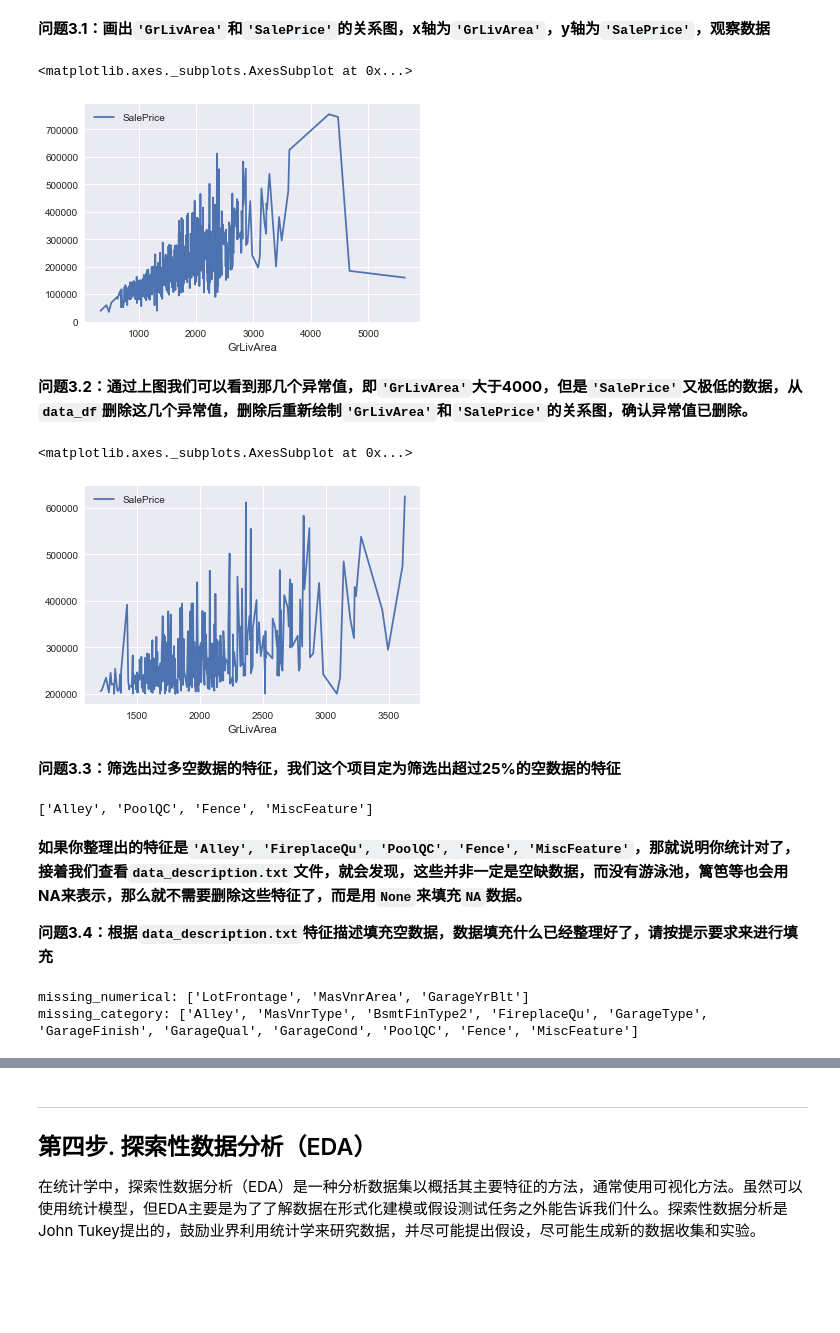
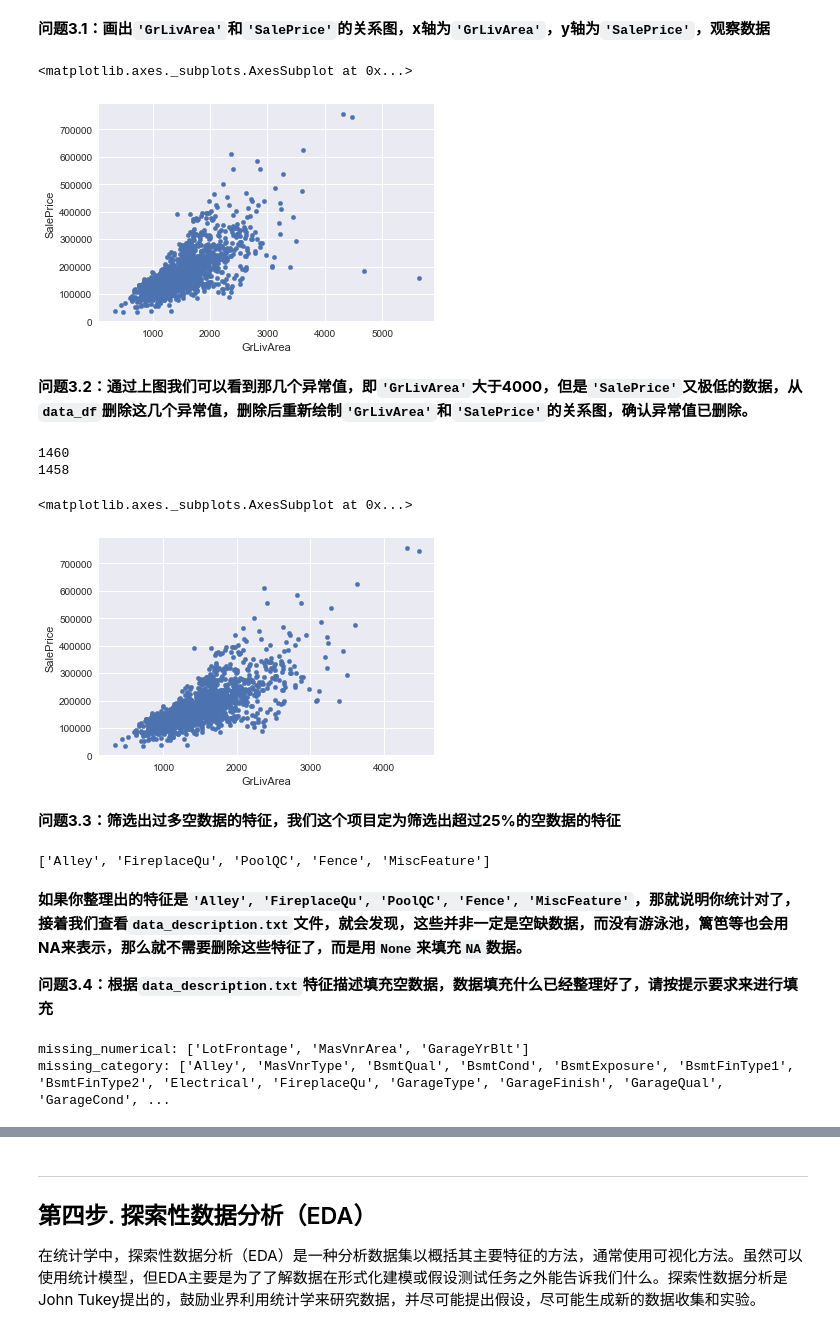
Before and after one commit to yiikai/predicting-housing-price, a Jupyter notebook: boston_housing.ipynb, the cells around one changed output, grey strips where cells are left out. Saved outputs shown, nothing was run; the diff lists cells and outputs as text; code cells hidden in the pictures; blank space fills up the shorter version.

```diff
--- a/boston_housing.ipynb
+++ b/boston_housing.ipynb
@@ -125,27 +125,28 @@ max    755000.000000
 # %%
 # 3.1 TODO
 GrLivArea = data_df[['GrLivArea','SalePrice']]
-GrLivArea.sort_values('GrLivArea',inplace=True)
-data = GrLivArea.groupby('GrLivArea').mean()
-data.plot.line()
+GrLivArea.plot(x='GrLivArea',y = 'SalePrice',kind='scatter')
 # %% [output]
 <matplotlib.axes._subplots.AxesSubplot at 0x...>
-[figure, old version]
+[figure, new version]
 # %% [markdown]
 **问题3.2：通过上图我们可以看到那几个异常值，即`'GrLivArea'`大于4000，但是`'SalePrice'`又极低的数据，从`data_df`删除这几个异常值，删除后重新绘制`'GrLivArea'`和`'SalePrice'`的关系图，确认异常值已删除。**
 # %%
 # 3.2.1 TODO 从train_df删除GrLivArea大于4000且SalePrice低于300000的值
-tmp = data_df[(data_df['GrLivArea'] < 4000) & (data_df['SalePrice'] > 200000)]
-data_df = tmp
+item = data_df[(data_df['GrLivArea'] > 4000) & (data_df['SalePrice'] < 300000)].index
+print(data_df.shape[0])
+data_df.drop(item,axis=0,inplace=True)
+print(data_df.shape[0])
+# %% [output]
+1460
+1458
 # %%
 # 3.2.2 TODO 重新绘制GrLivArea和SalePrice的关系图，确认异常值已删除
-GrLivArea_new = data_df[['GrLivArea','SalePrice']]
-GrLivArea_new.sort_values('GrLivArea',inplace=True)
-data = GrLivArea_new.groupby('GrLivArea').mean()
-data.plot.line()
+GrLivArea = data_df[['GrLivArea','SalePrice']]
+GrLivArea.plot(x='GrLivArea',y = 'SalePrice',kind='scatter')
 # %% [output]
 <matplotlib.axes._subplots.AxesSubplot at 0x...>
-[figure, old version]
+[figure, new version]
 # %% [markdown]
 **问题3.3：筛选出过多空数据的特征，我们这个项目定为筛选出超过25%的空数据的特征**
 # %%
@@ -155,7 +156,7 @@ limit_value = len(data_df) * limit_percent
 featureNa_25 = list(data_df.columns[data_df.isnull().sum() > limit_value])
 print(featureNa_25)
 # %% [output]
-['Alley', 'PoolQC', 'Fence', 'MiscFeature']
+['Alley', 'FireplaceQu', 'PoolQC', 'Fence', 'MiscFeature']
 # %% [markdown]
 **如果你整理出的特征是`'Alley', 'FireplaceQu', 'PoolQC', 'Fence', 'MiscFeature'`，那就说明你统计对了，接着我们查看`data_description.txt`文件，就会发现，这些并非一定是空缺数据，而没有游泳池，篱笆等也会用NA来表示，那么就不需要删除这些特征了，而是用`None`来填充`NA`数据。**
 
@@ -171,7 +172,7 @@ print("missing_numerical:",missing_numerical)
 print("missing_category:",missing_category)
 # %% [output]
 missing_numerical: ['LotFrontage', 'MasVnrArea', 'GarageYrBlt']
-missing_category: ['Alley', 'MasVnrType', 'BsmtFinType2', 'FireplaceQu', 'GarageType', 'GarageFinish', 'GarageQual', 'GarageCond', 'PoolQC', 'Fence', 'MiscFeature']
+missing_category: ['Alley', 'MasVnrType', 'BsmtQual', 'BsmtCond', 'BsmtExposure', 'BsmtFinType1', 'BsmtFinType2', 'Electrical', 'FireplaceQu', 'GarageType', 'GarageFinish', 'GarageQual', 'GarageCond', ...
 # %%
 # 需要填充众数的特征
 fill_Mode = ['Electrical']
```
Also changed, not shown: parts of 14 cells of this notebook, 1 other file.
